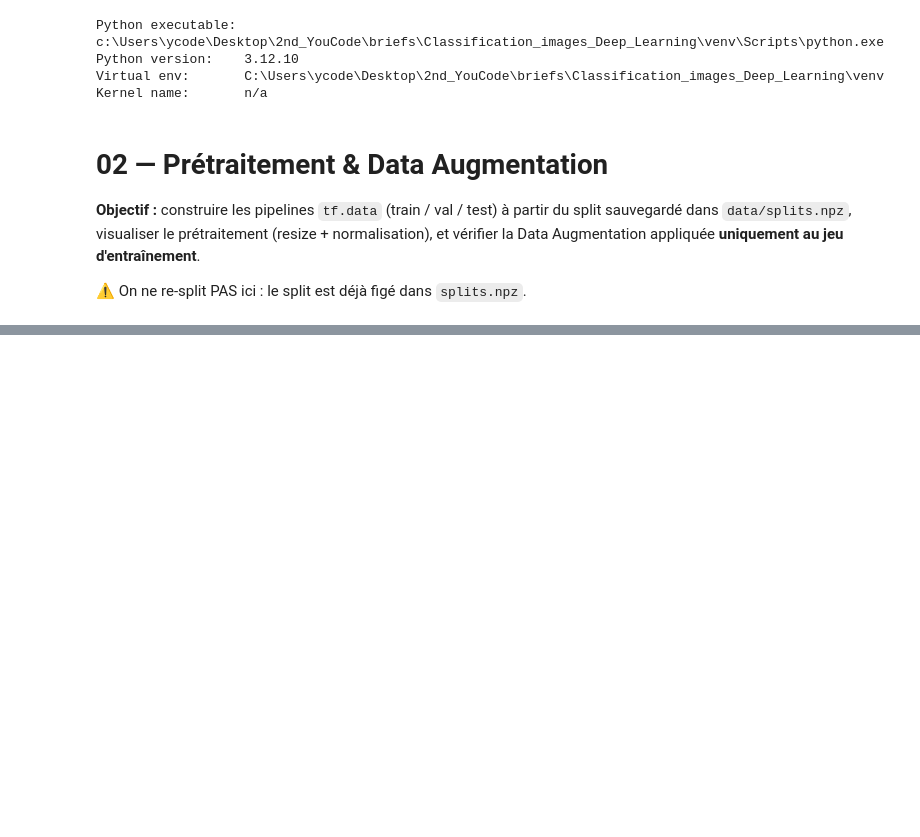
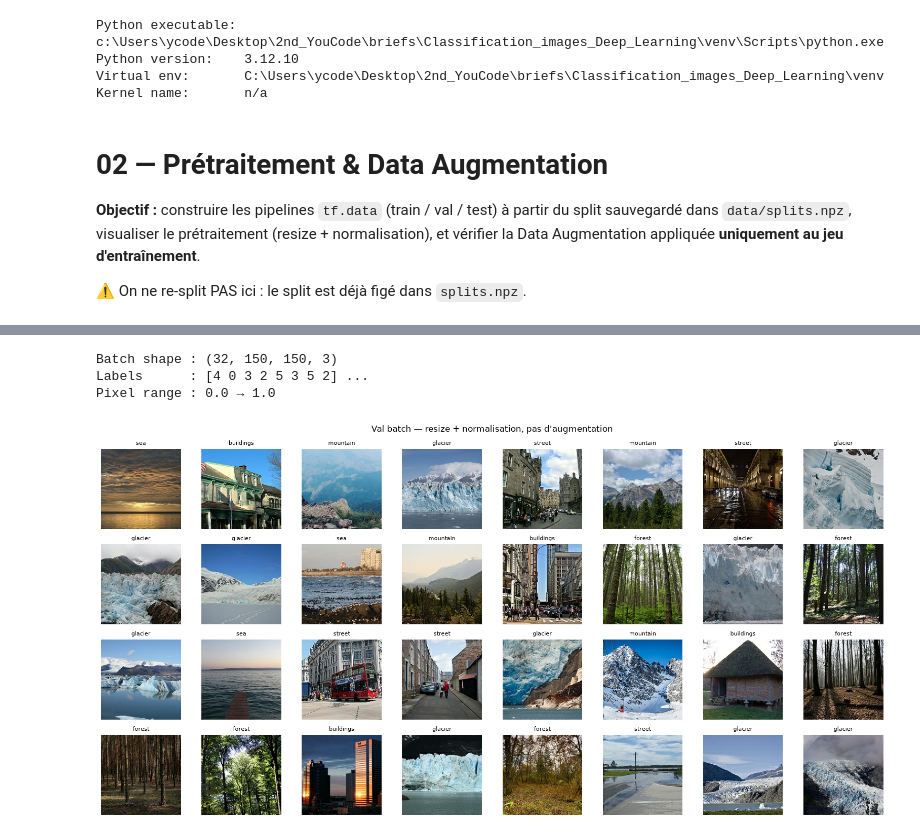
Before and after one commit to yassir-lazreq/Classification_images_Deep_Learning, a Jupyter notebook: notebooks/02_preprocessing.ipynb, the cells around one changed output, grey strips where cells are left out. Drawn from its saved outputs; the diff is of its cells as text; code cells hidden in the pictures; blank space fills up the shorter version.

```diff
--- a/notebooks/02_preprocessing.ipynb
+++ b/notebooks/02_preprocessing.ipynb
@@ -38,0 +44,15 @@ plt.rcParams["figure.figsize"] = (12, 6)
+# %%
+splits = np.load("../data/splits.npz", allow_pickle=True)
+
+X_train = splits["X_train"]
+y_train = splits["y_train"]
+X_val   = splits["X_val"]
+y_val   = splits["y_val"]
+X_test  = splits["X_test"]
+y_test  = splits["y_test"]
+class_names = list(splits["class_names"])
+
+print(f"Train : {len(X_train):>6} images")
+print(f"Val   : {len(X_val):>6} images")
+print(f"Test  : {len(X_test):>6} images")
+print(f"Classes : {class_names}")
@@ -38,0 +71,8 @@ plt.rcParams["figure.figsize"] = (12, 6)
+# %%
+train_ds = make_dataset(X_train, y_train, training=True)
+val_ds   = make_dataset(X_val,   y_val,   training=False)
+test_ds  = make_dataset(X_test,  y_test,  training=False)
+
+print("Batches train :", len(train_ds))
+print("Batches val   :", len(val_ds))
+print("Batches test  :", len(test_ds))
@@ -38,0 +89,22 @@ plt.rcParams["figure.figsize"] = (12, 6)
+# %%
+for images, labels in val_ds.take(1):
+    print("Batch shape :", images.shape)
+    print("Labels      :", labels.numpy()[:8], "...")
+    print("Pixel range :", float(images.numpy().min()), "→", float(images.numpy().max()))
+# %% [output]
+Batch shape : (32, 150, 150, 3)
+Labels      : [4 0 3 2 5 3 5 2] ...
+Pixel range : 0.0 → 1.0
+# %%
+for images, labels in val_ds.take(1):
+    fig, axes = plt.subplots(4, 8, figsize=(16, 8))
+    for i, ax in enumerate(axes.flat):
+        ax.imshow(images[i])
+        ax.set_title(class_names[labels[i].numpy()], fontsize=8)
+        ax.axis("off")
+    plt.suptitle("Val batch — resize + normalisation, pas d'augmentation", fontsize=12)
+    plt.tight_layout()
+    plt.show()
+    break
+# %% [output]
+[figure, added]
```
Also changed, not shown: parts of 9 cells of this notebook.
